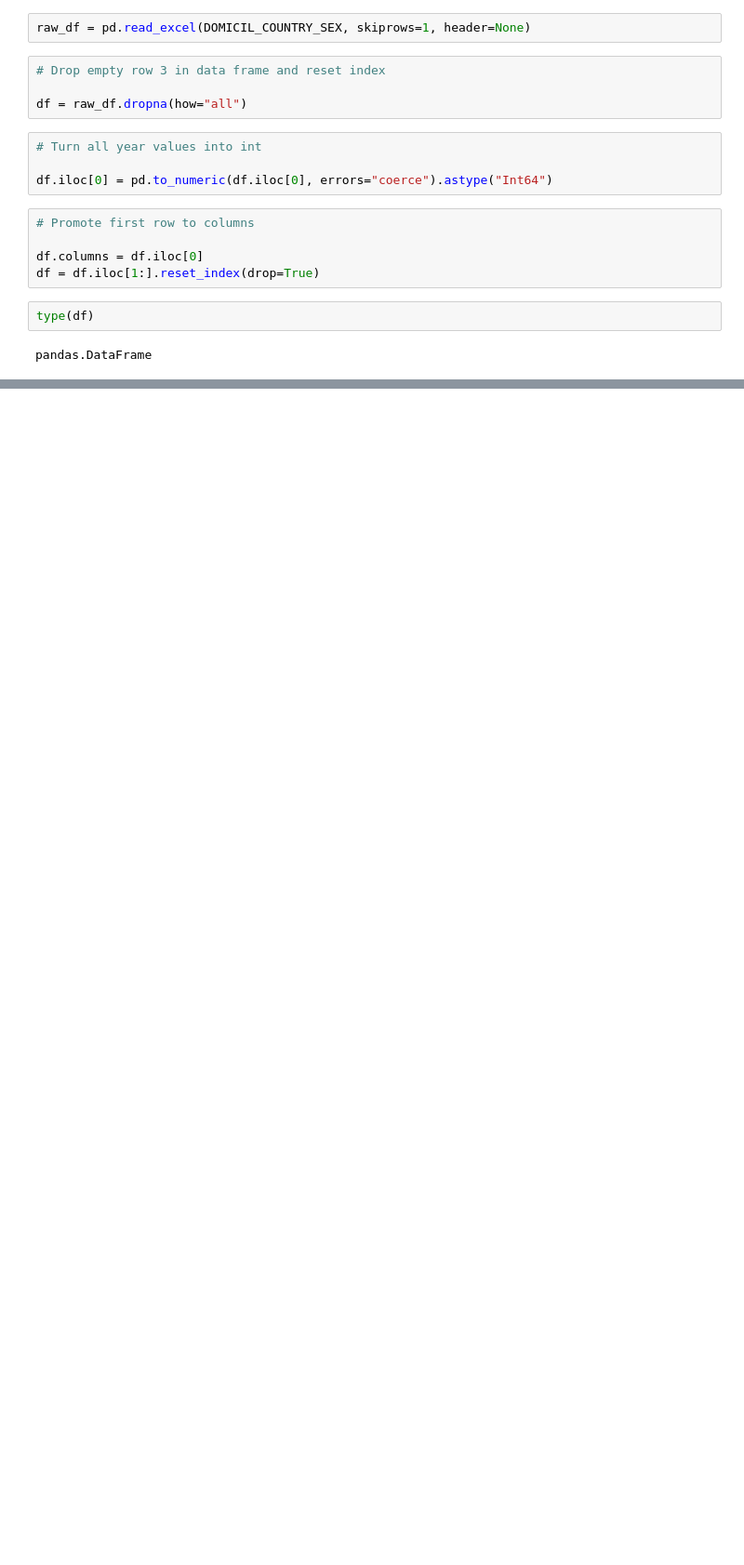
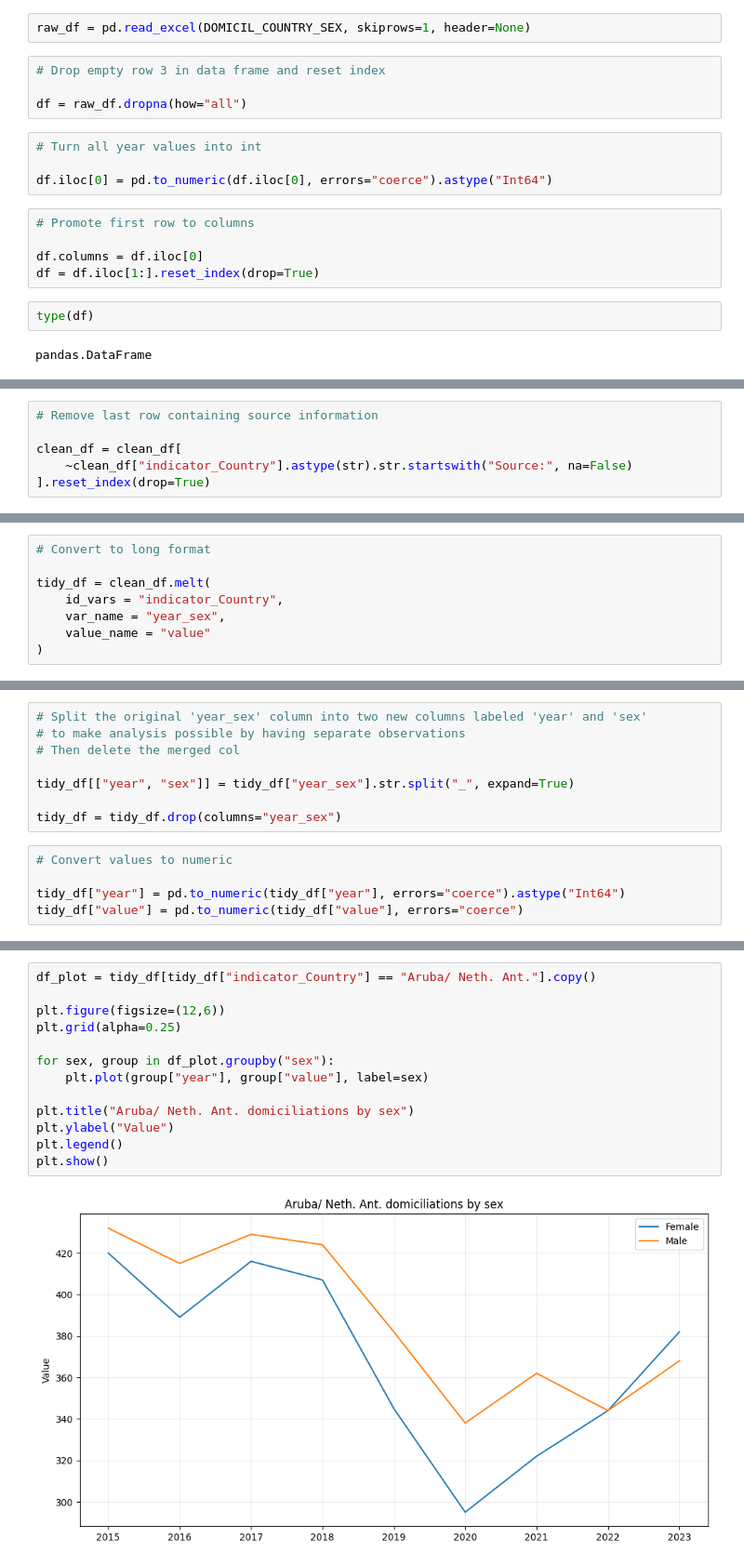
Before and after one commit to GirelliG-it/aruba_population_analyses, a Jupyter notebook: notebooks/1_11_and_1_12_domiciliation_data-Copy1.ipynb, the cells around one changed output, grey strips where cells are left out. Shown at 93% size. Saved outputs shown, nothing was run; the diff lists cells and outputs as text; blank space fills up the shorter version.

```diff
--- a/notebooks/1_11_and_1_12_domiciliation_data-Copy1.ipynb
+++ b/notebooks/1_11_and_1_12_domiciliation_data-Copy1.ipynb
@@ -85,0 +114,6 @@ cleaned_df.head(5)
+# %%
+# Remove last row containing source information
+
+clean_df = clean_df[
+    ~clean_df["indicator_Country"].astype(str).str.startswith("Source:", na=False)
+].reset_index(drop=True)
@@ -85,0 +127,8 @@ cleaned_df.head(5)
+# %%
+# Convert to long format
+
+tidy_df = clean_df.melt(
+    id_vars = "indicator_Country",
+    var_name = "year_sex",
+    value_name = "value"
+)
@@ -85,0 +142,13 @@ cleaned_df.head(5)
+# %%
+# Split the original 'year_sex' column into two new columns labeled 'year' and 'sex'
+# to make analysis possible by having separate observations
+# Then delete the merged col
+
+tidy_df[["year", "sex"]] = tidy_df["year_sex"].str.split("_", expand=True)
+
+tidy_df = tidy_df.drop(columns="year_sex")
+# %%
+# Convert values to numeric
+
+tidy_df["year"] = pd.to_numeric(tidy_df["year"], errors="coerce").astype("Int64")
+tidy_df["value"] = pd.to_numeric(tidy_df["value"], errors="coerce")
@@ -85,0 +171,15 @@ cleaned_df.head(5)
+# %%
+df_plot = tidy_df[tidy_df["indicator_Country"] == "Aruba/ Neth. Ant."].copy()
+
+plt.figure(figsize=(12,6))
+plt.grid(alpha=0.25)
+
+for sex, group in df_plot.groupby("sex"):
+    plt.plot(group["year"], group["value"], label=sex)
+
+plt.title("Aruba/ Neth. Ant. domiciliations by sex")
+plt.ylabel("Value")
+plt.legend()
+plt.show()
+# %% [output]
+[figure, added]
```
Also changed, not shown: parts of 11 cells of this notebook, 1 other file.
